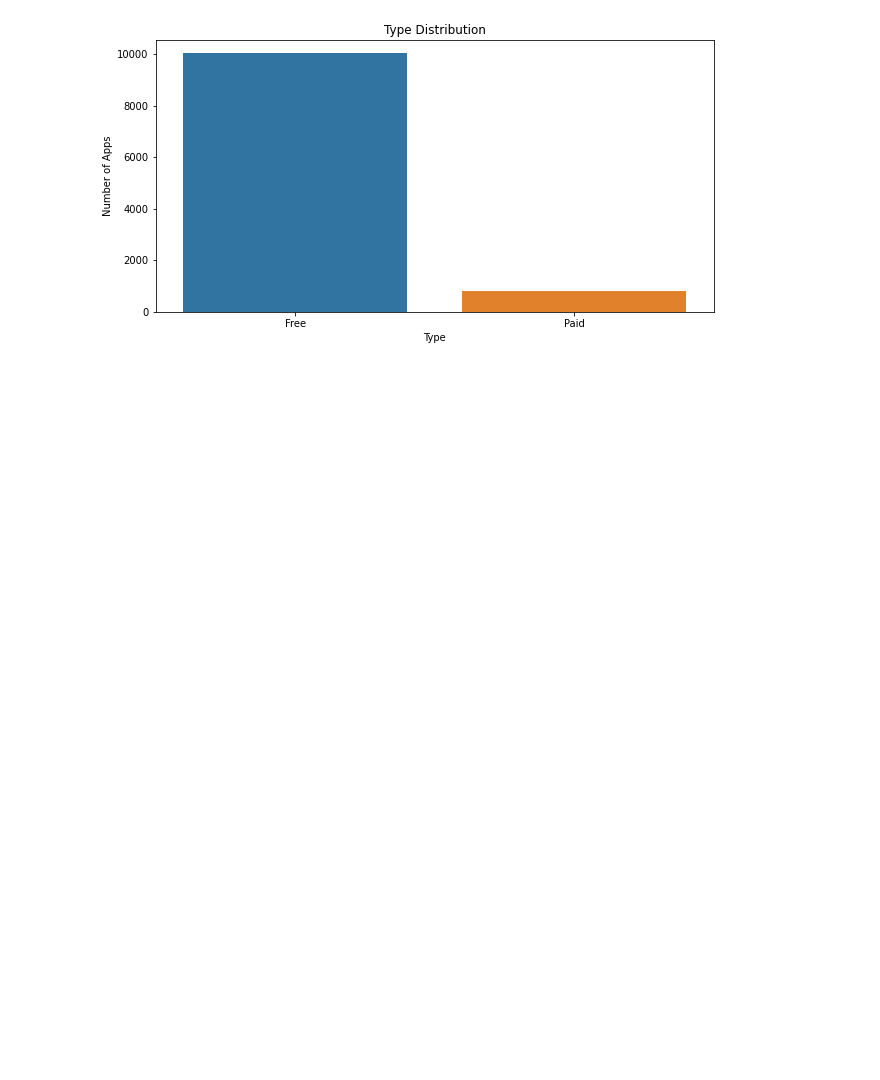
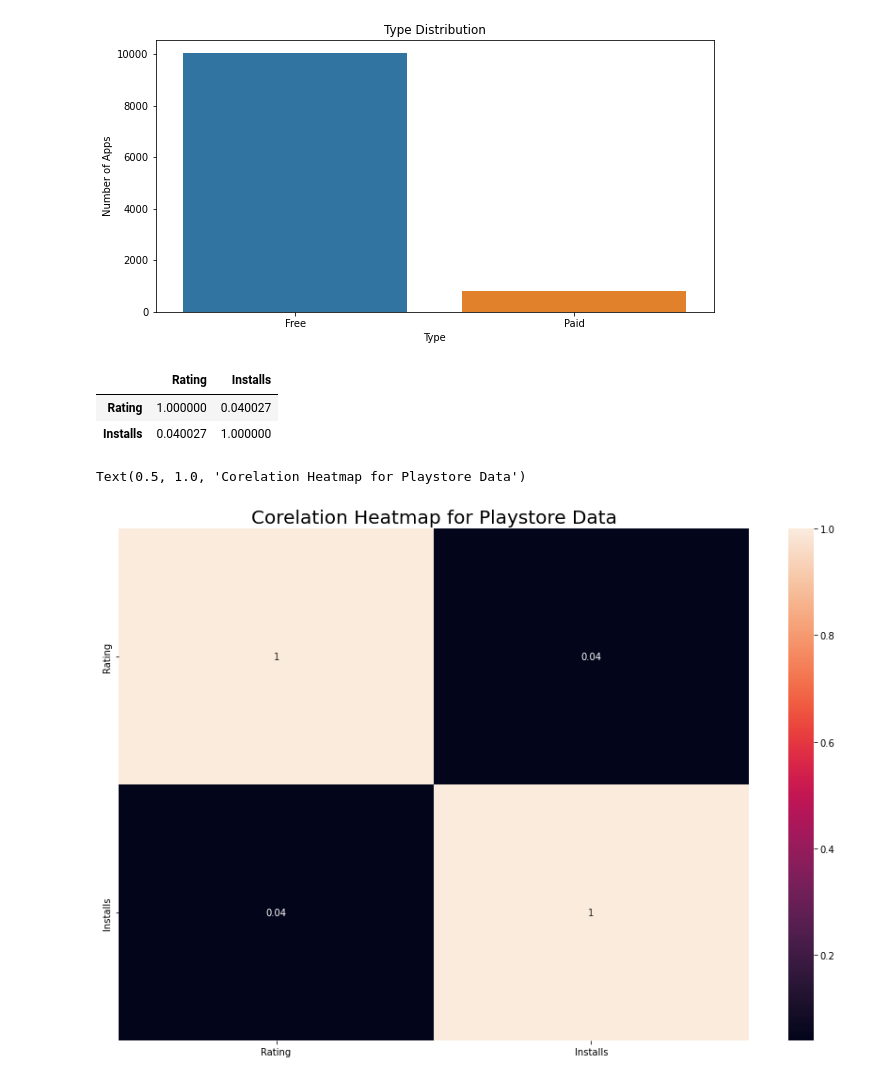
Before and after one commit to pritesh2292/play-store-app-review-analysis, a Jupyter notebook: Pritesh's_Copy_of_Play_Store_App_Review_Analysis_Capstone_Project.ipynb, the cells around one changed output. Drawn from its saved outputs; the diff is of its cells as text; code cells hidden in the pictures; blank space fills up the shorter version.

```diff
--- a/Pritesh's_Copy_of_Play_Store_App_Review_Analysis_Capstone_Project.ipynb
+++ b/Pritesh's_Copy_of_Play_Store_App_Review_Analysis_Capstone_Project.ipynb
@@ -414,3 +386,17 @@ plt.ylabel('Number of Apps')
 plt.show()
 # %% [output]
 [figure]
+# %%
+ud_df.corr()
+# %% [output]
+|  | Rating | Installs |
+| Rating | 1.000000 | 0.040027 |
+| Installs | 0.040027 | 1.000000 |
+# %%
+# using the correlation between the different column plot the heatmap
+plt.figure(figsize = (15,10))
+sns.heatmap(ud_df.corr(), annot= True)
+plt.title('Corelation Heatmap for Playstore Data', size=20)
+# %% [output]
+Text(0.5, 1.0, 'Corelation Heatmap for Playstore Data')
+[figure, added]
```
Also changed, not shown: parts of 3 cells of this notebook.
